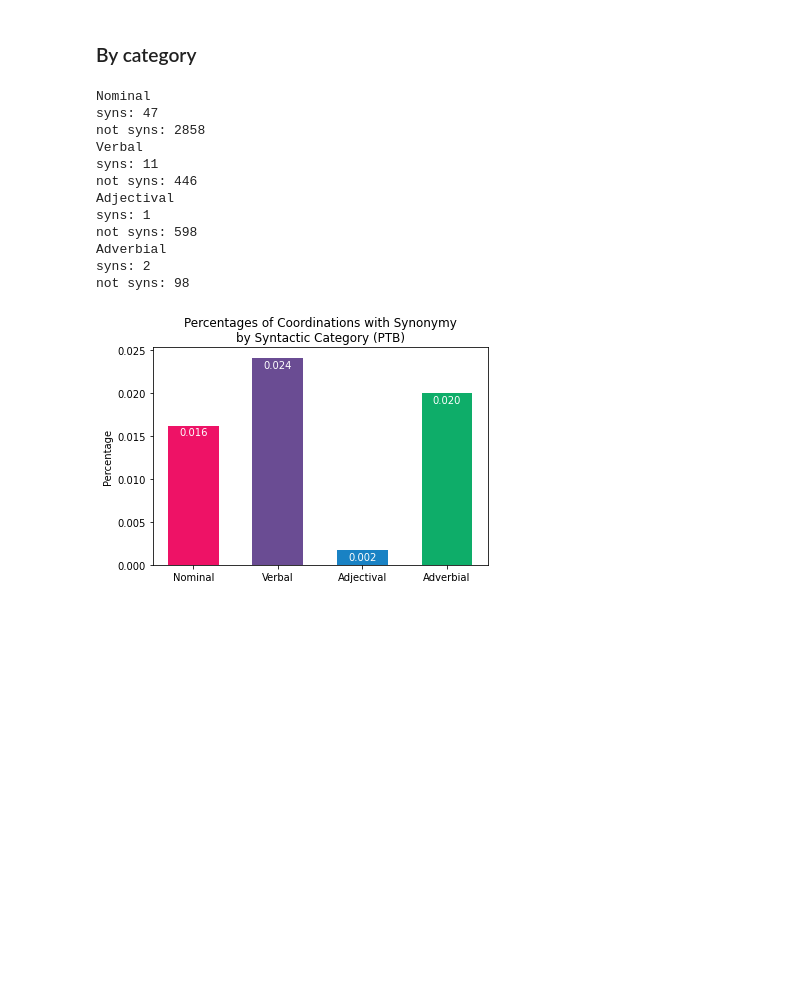
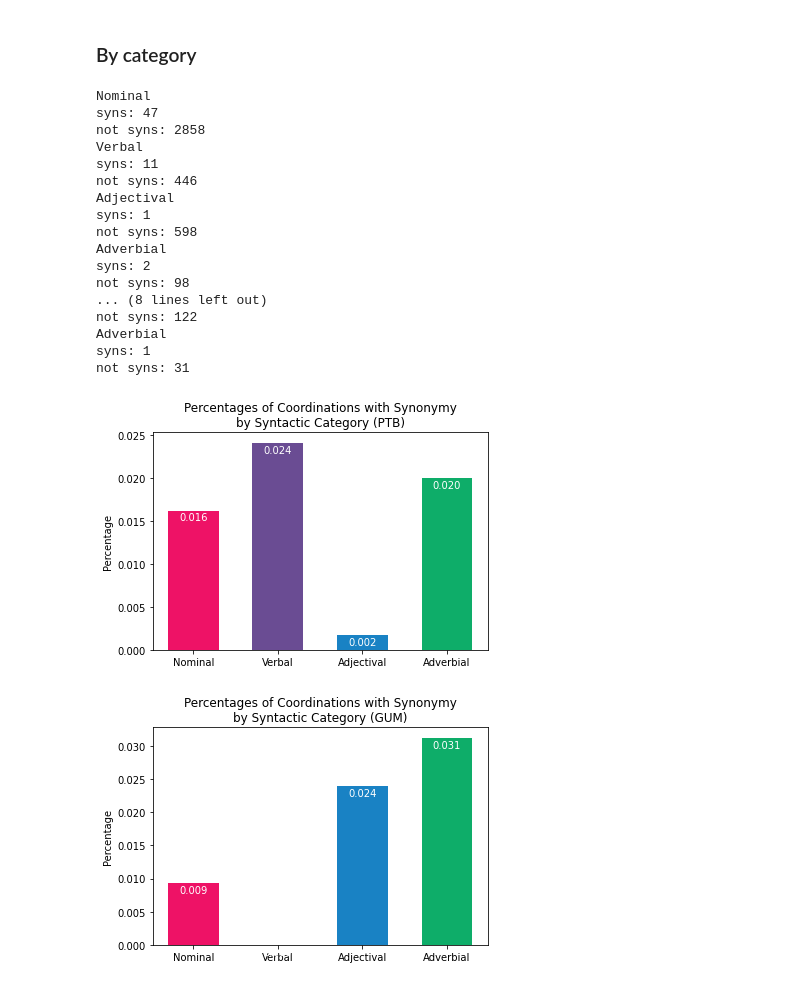
Before and after one commit to jkallini/SemanticCoordinationAnalysis, a Jupyter notebook: analysis.ipynb, the cells around one changed output. Cells and saved outputs as stored; diff of their text form; code cells hidden in the pictures; blank space fills up the shorter version.

```diff
--- a/analysis.ipynb
+++ b/analysis.ipynb
@@ -244,17 +285,24 @@ def synonym_category_distribution(synonyms_df, source, outfile):
     plt.savefig(outfile, bbox_inches='tight')
 # %%
 synonym_category_distribution(ptb_synonymy_df, 'PTB', 'charts/PTB_synonymy_by_category.pdf')
+synonym_category_distribution(gum_synonymy_df, 'GUM', 'charts/GUM_synonymy_by_category.pdf')
 # %% [output]
 Nominal
 syns: 47
 not syns: 2858
 Verbal
 syns: 11
 not syns: 446
 Adjectival
 syns: 1
 not syns: 598
 Adverbial
 syns: 2
 not syns: 98
+... (8 lines left out)
+not syns: 122
+Adverbial
+syns: 1
+not syns: 31
 [figure]
+[figure, added]
```
Also changed, not shown: parts of 4 cells of this notebook, 1 other file.
